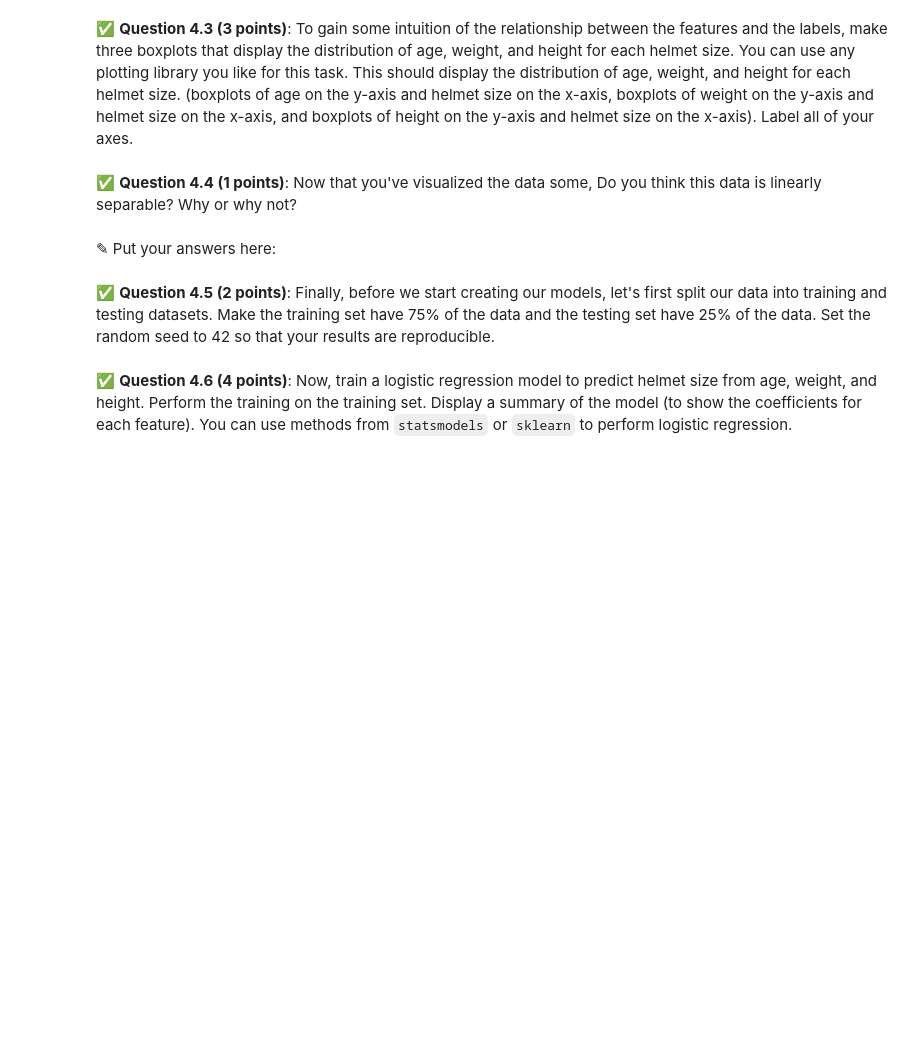
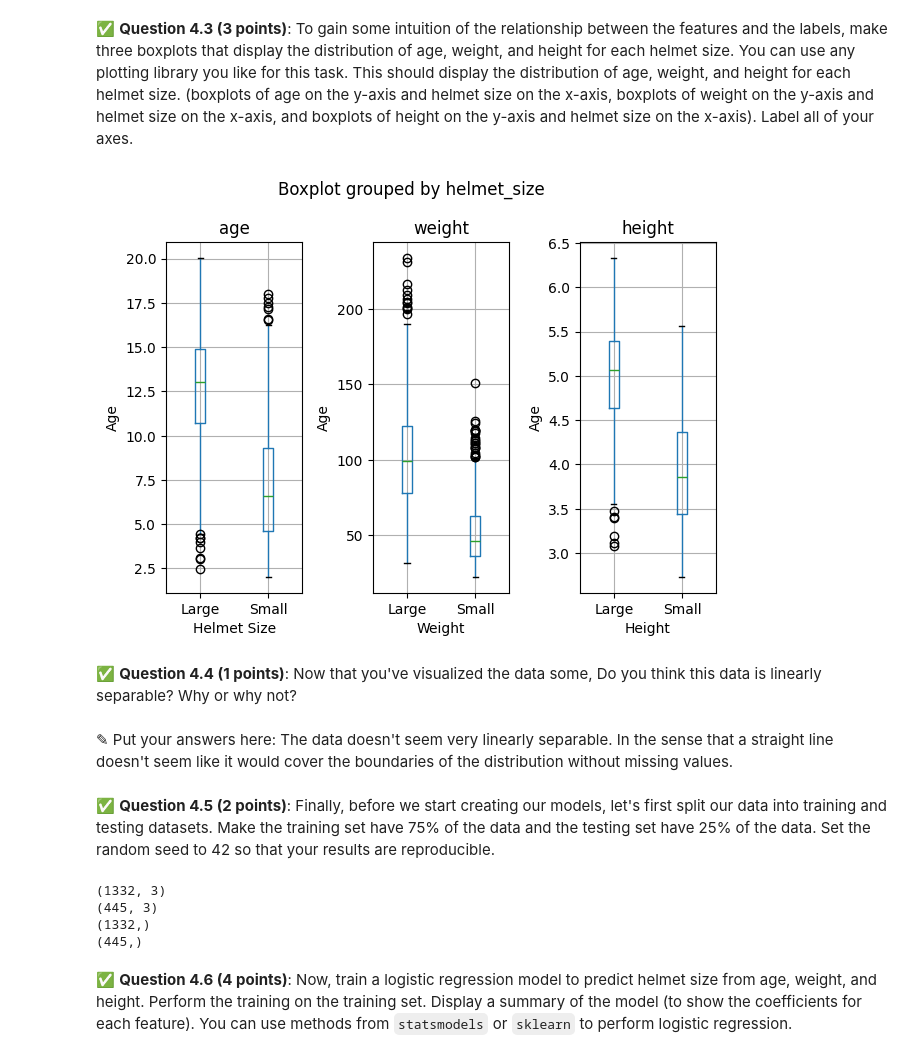
Before and after one commit to arshwasnik/cmse202-s26-turnin, a Jupyter notebook: hw-04/HW-04_RegressionClassification-STUDENT.ipynb, the cells around one changed output. Saved outputs shown, nothing was run; the diff lists cells and outputs as text; code cells hidden in the pictures; blank space fills up the shorter version.

```diff
--- a/hw-04/HW-04_RegressionClassification-STUDENT.ipynb
+++ b/hw-04/HW-04_RegressionClassification-STUDENT.ipynb
@@ -226,0 +225,6 @@ We will use classification techniques to determine which children should get the
+# %%
+anth_df["helmet_size"] = anth_df["head_circum"].apply(lambda x: "Small" if x < 20.5 else "Large")
+
+anth_df["helmet_size"].head(10)
+
+anth_df["head_circum"].head(10)
@@ -237,6 +270,25 @@ We want to prepare our data for the following classification models, with the un
+# %%
+fig, axes = plt.subplots(1, 3)
+
+anth_df.boxplot(column = "age", by = "helmet_size", ax = axes[0])
+axes[0].set_xlabel("Helmet Size")
+axes[0].set_ylabel("Age")
+
+anth_df.boxplot(column = "weight", by = "helmet_size", ax = axes[1])
+axes[1].set_xlabel("Weight")
+axes[1].set_ylabel("Age")
+
+anth_df.boxplot(column = "height", by = "helmet_size", ax = axes[2])
+axes[2].set_xlabel("Height")
+axes[2].set_ylabel("Age")
+
+plt.tight_layout()
+plt.show()
+# %% [output]
+[figure, added]
 # %% [markdown]
 &#9989;  **Question 4.4 (1 points)**: Now that you've visualized the data some, Do you think this data is linearly separable? Why or why not?
-# %% [markdown]
-<font size=+3>&#9998;</font> Put your answers here:
+# %% [markdown]
+<font size=+3>&#9998;</font> Put your answers here: The data doesn't seem very linearly separable. In the sense that a straight line doesn't seem like it would cover the boundaries of the distribution without missing values.
 # %% [markdown]
 &#9989;  **Question 4.5 (2 points)**: Finally, before we start creating our models, let's first split our data into training and testing datasets. Make the training set have 75\% of the data and the testing set have 25\% of the data. Set the random seed to 42 so that your results are reproducible.
@@ -245,2 +295,21 @@ We want to prepare our data for the following classification models, with the un
+# %%
+from sklearn.model_selection import train_test_split
+
+x_train, x_test, y_train, y_test = train_test_split(
+    X_inputs,
+    y_output,
+    test_size = 0.25,
+    random_state = 42
+)
+
+print(x_train.shape)
+print(x_test.shape)
+print(y_train.shape)
+print(y_test.shape)
+# %% [output]
+(1332, 3)
+(445, 3)
+(1332,)
+(445,)
 # %% [markdown]
 &#9989;  **Question 4.6 (4 points)**: Now, train a logistic regression model to predict helmet size from age, weight, and height. Perform the training on the training set.  Display a summary of the model (to show the coefficients for each feature).  You can use methods from `statsmodels` or `sklearn` to perform logistic regression.
```
Also changed, not shown: parts of 14 cells of this notebook.
